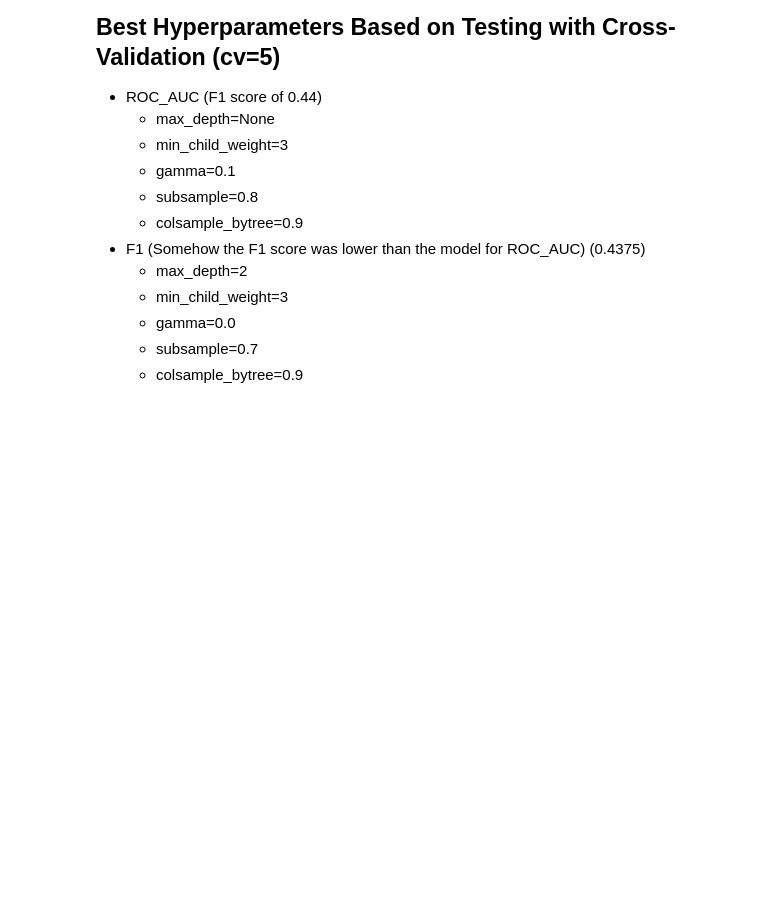
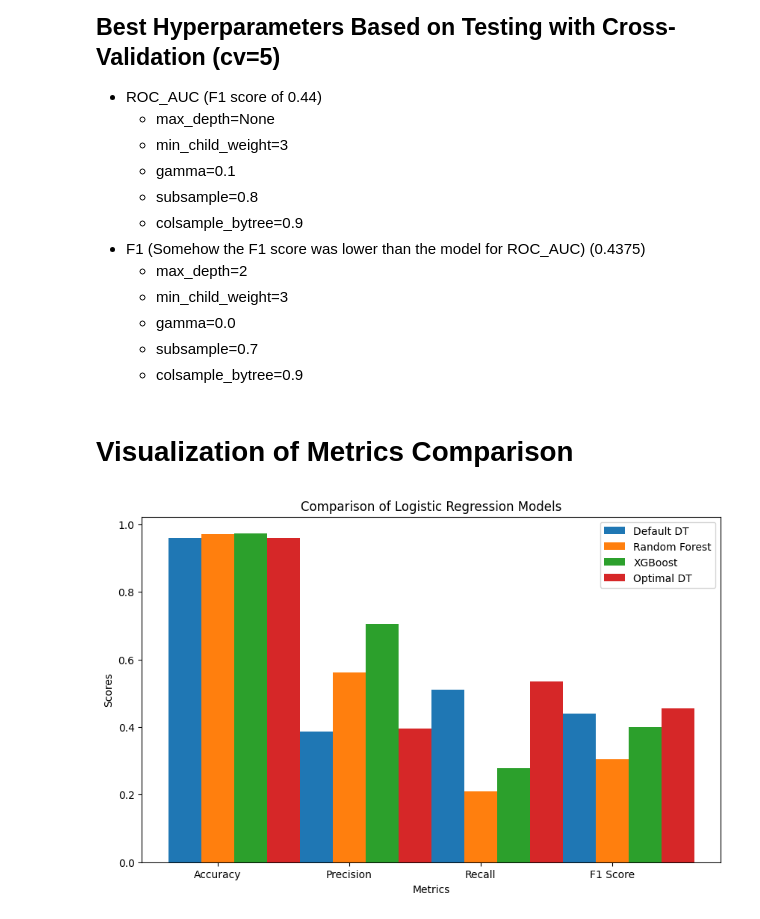
Before and after one commit to CarlosRabat/ML-Project, a Jupyter notebook: Trees.ipynb, the cells around one changed output. Cells and saved outputs as stored; diff of their text form; code cells hidden in the pictures; blank space fills up the shorter version.

```diff
--- a/Trees.ipynb
+++ b/Trees.ipynb
@@ -78,6 +80,8 @@ print(f"Decision Tree Precision: {dt_precision:.4f}")
 print(f"Decision Tree Recall: {dt_recall:.4f}")
 print(f"Decision Tree F1 Score: {dt_f1:.4f}")
 print("\nClassification Report:\n", classification_report(y_test, dt_y_pred))
+
+metrics['Default DT'] = [dt_accuracy, dt_precision, dt_recall, dt_f1]
 # %% [output]
 Decision Tree Accuracy: 0.9589
 Decision Tree Precision: 0.3860
@@ -110,6 +114,8 @@ print(f"Random Forest Precision: {rf_precision:.4f}")
 print(f"Random Forest Recall: {rf_recall:.4f}")
 print(f"Random Forest F1 Score: {rf_f1:.4f}")
 print("\nClassification Report:\n", classification_report(y_test, rf_y_pred))
+
+metrics['Random Forest'] = [rf_accuracy, rf_precision, rf_recall, rf_f1]
 # %% [output]
 Random Forest Accuracy: 0.9699
 Random Forest Precision: 0.5625
@@ -142,6 +148,8 @@ print(f"XGBoost Precision: {xgb_precision:.4f}")
 print(f"XGBoost Recall: {xgb_recall:.4f}")
 print(f"XGBoost F1 Score: {xgb_f1:.4f}")
 print("\nClassification Report:\n", classification_report(y_test, xgb_y_pred))
+
+metrics['XGBoost'] = [xgb_accuracy, xgb_precision, xgb_recall, xgb_f1]
 # %% [output]
 XGBoost Accuracy: 0.9736
 XGBoost Precision: 0.7059
@@ -210,6 +218,8 @@ print(f"Decision Tree Precision: {dt_precision:.4f}")
 print(f"Decision Tree Recall: {dt_recall:.4f}")
 print(f"Decision Tree F1 Score: {dt_f1:.4f}")
 print("\nClassification Report:\n", classification_report(y_test, dt_y_pred))
+
+metrics['Optimal DT'] = [dt_accuracy, dt_precision, dt_recall, dt_f1]
 # %% [output]
 Decision Tree Accuracy: 0.9597
 Decision Tree Precision: 0.3966
@@ -269,3 +279,28 @@ This will get the best overall model for the parameters max_depth, min_child_wei
 # print(f"XGB Precision: {xg_precision:.4f}")
 # print(f"XGB Recall: {xg_recall:.4f}")
 # print(f"XGB F1 Score: {xg_f1:.4f}")
+# %% [markdown]
+# Visualization of Metrics Comparison
+# %%
+model_names = list(metrics.keys())
+
+metric_types = ['Accuracy', 'Precision', 'Recall', 'F1 Score']
+
+x = np.arange(len(metric_types))
+
+fig, ax = plt.subplots(figsize=(10, 6))
+
+width = 0.20
+for i, model in enumerate(model_names):
+    ax.bar(x + i * width, metrics[model], width, label=model)
+
+ax.set_xlabel('Metrics')
+ax.set_ylabel('Scores')
+ax.set_title('Comparison of Logistic Regression Models')
+ax.set_xticks(x + width)
+ax.set_xticklabels(metric_types)
+ax.legend()
+
+plt.show()
+# %% [output]
+[figure, added]
```
Also changed, not shown: parts of 1 cell of this notebook.
